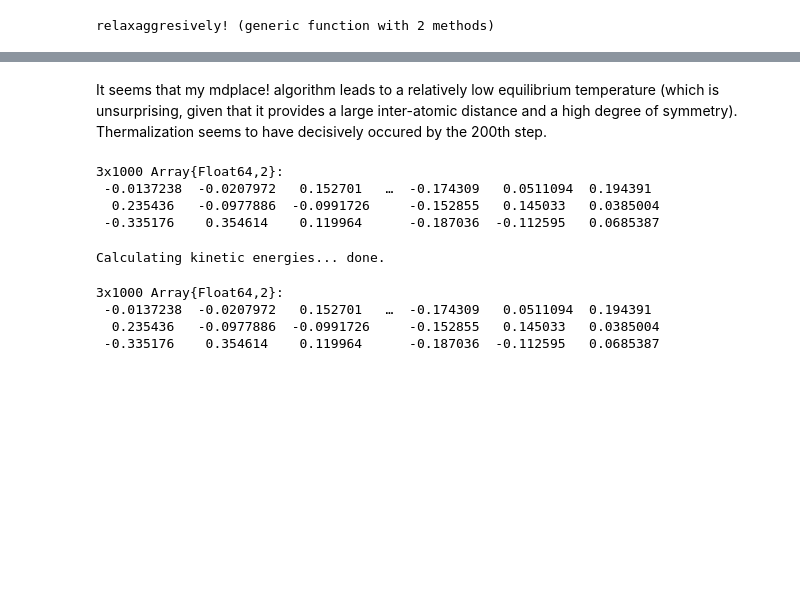
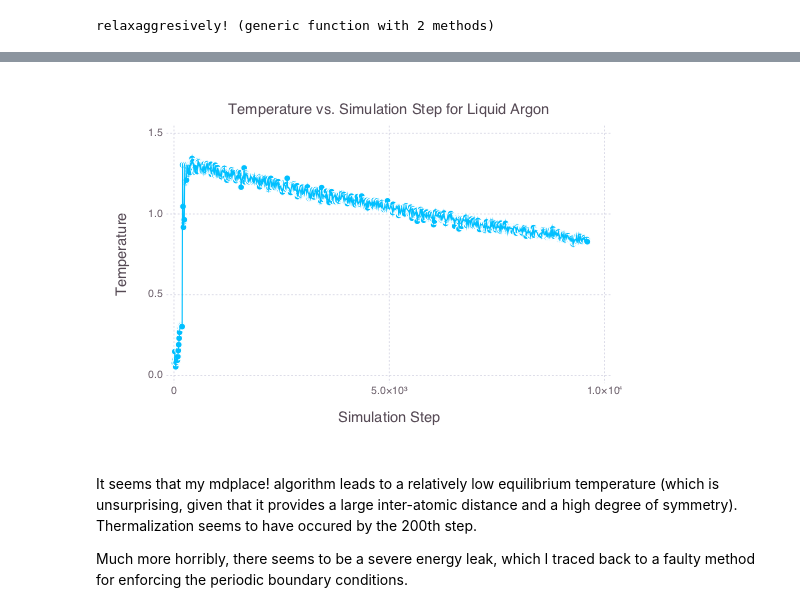
Before and after one commit to stefco/g6080, a Jupyter notebook: set02/sci-comp-hw-2-stefan.ipynb, the cells around one changed output, grey strips where cells are left out. Drawn from its saved outputs; the diff is of its cells as text; code cells hidden in the pictures; blank space fills up the shorter version.

```diff
--- a/set02/sci-comp-hw-2-stefan.ipynb
+++ b/set02/sci-comp-hw-2-stefan.ipynb
@@ -87,18 +62,11 @@ Gadfly.Guide.title("Temperature vs. Simulation Step for Liquid Argon"))
+# %%
+q = loadmdtrial("q2/q-auto");
+temps2 = Gadfly.plot( x=[10:10:q.currentStep], y=q.T[10:10:q.currentStep], Gadfly.Geom.line, Gadfly.Geom.point,
+Gadfly.Guide.xlabel("Simulation Step"), Gadfly.Guide.ylabel("Temperature"),
+Gadfly.Guide.title("Temperature vs. Simulation Step for Liquid Argon"))
+# %% [output]
+[figure, added]
 # %% [markdown]
-It seems that my mdplace! algorithm leads to a relatively low equilibrium temperature (which is unsurprising, given that it provides a large inter-atomic distance and a high degree of symmetry). Thermalization seems to have decisively occured by the 200th step.
+It seems that my mdplace! algorithm leads to a relatively low equilibrium temperature (which is unsurprising, given that it provides a large inter-atomic distance and a high degree of symmetry). Thermalization seems to have occured by the 200th step.
+
+Much more horribly, there seems to be a severe energy leak, which I traced back to a faulty method for enforcing the periodic boundary conditions.
-# %%
-p.v[:,:,400]
-# %% [output]
-3x1000 Array{Float64,2}:
- -0.0137238  -0.0207972   0.152701   …  -0.174309   0.0511094  0.194391
-  0.235436   -0.0977886  -0.0991726     -0.152855   0.145033   0.0385004
- -0.335176    0.354614    0.119964      -0.187036  -0.112595   0.0685387
-# %%
-relax!(p)
-p.v[:,:,400]
-# %% [output]
-Calculating kinetic energies... done.
-3x1000 Array{Float64,2}:
- -0.0137238  -0.0207972   0.152701   …  -0.174309   0.0511094  0.194391
-  0.235436   -0.0977886  -0.0991726     -0.152855   0.145033   0.0385004
- -0.335176    0.354614    0.119964      -0.187036  -0.112595   0.0685387
```
Also changed, not shown: parts of 8 cells of this notebook, 5 other files.
